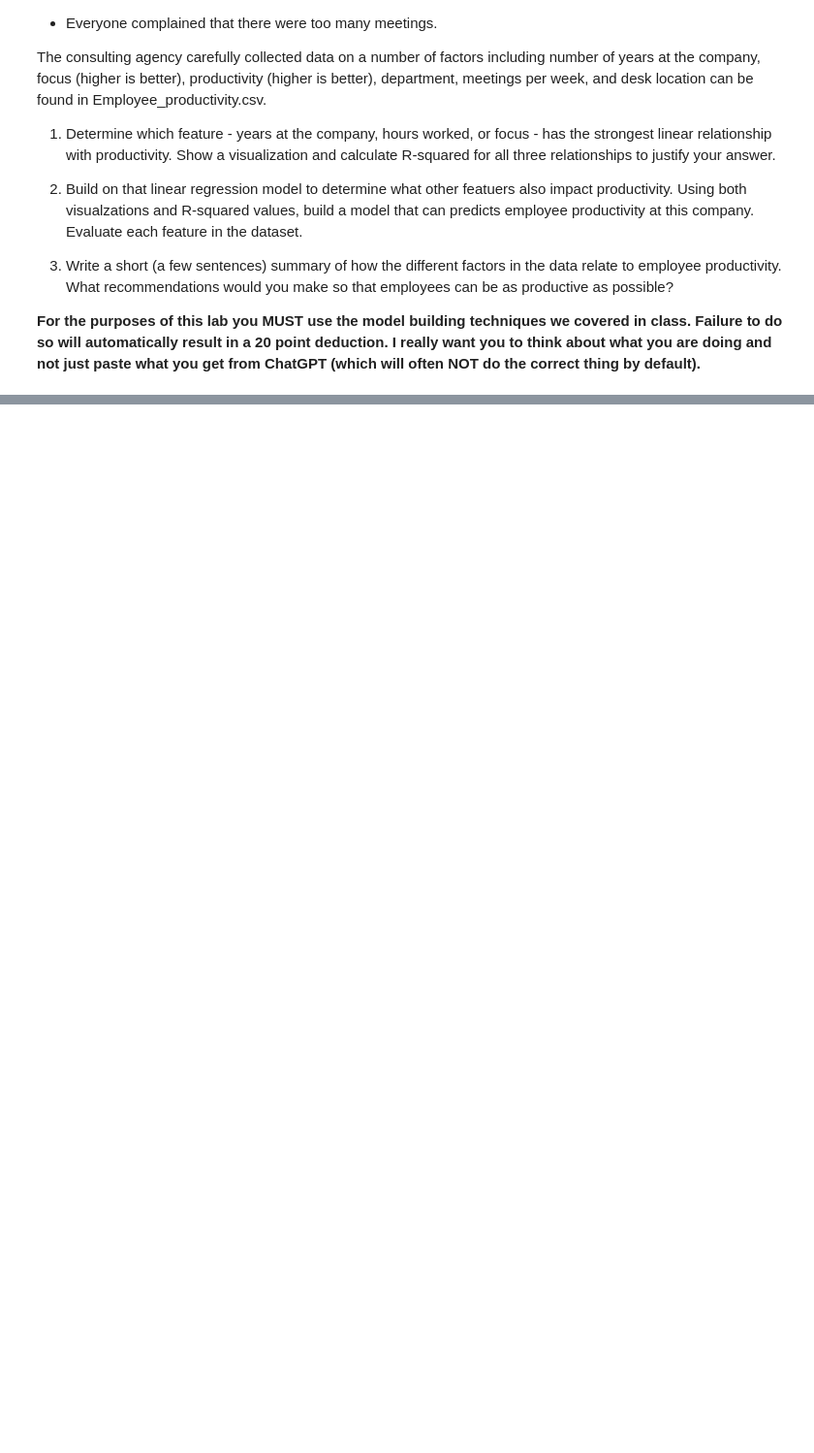
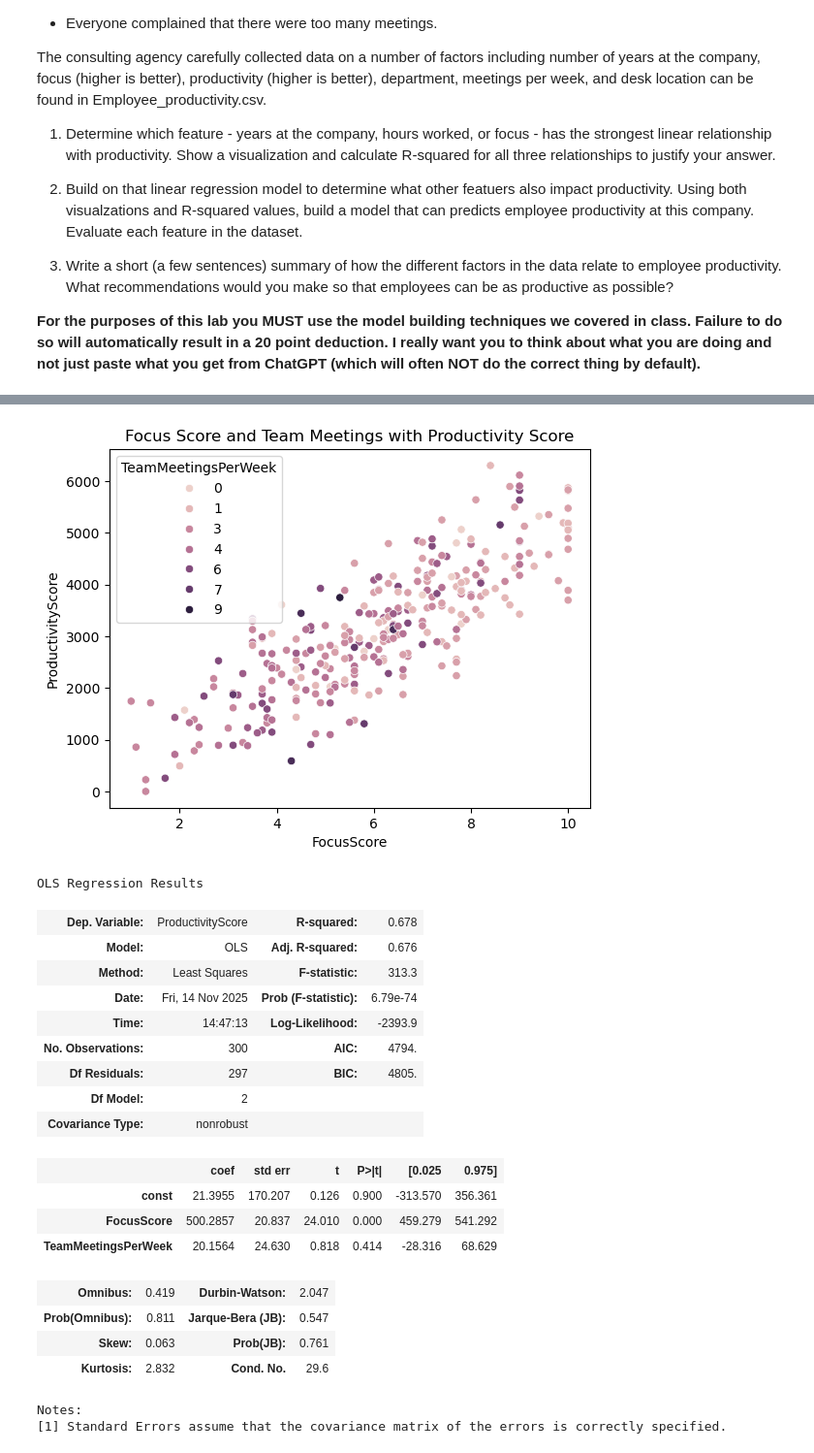
Before and after one commit to RGM-86RF/Data_Visualization_And_Modeling, a Jupyter notebook: Lab/3.3 Visualizing Relationships Between Quantitative Features Lab-Copy1.ipynb, the cells around one changed output, grey strips where cells are left out. Shown at 97% size. Cells and saved outputs as stored; diff of their text form; code cells hidden in the pictures; blank space fills up the shorter version.

```diff
--- a/Lab/3.3 Visualizing Relationships Between Quantitative Features Lab-Copy1.ipynb
+++ b/Lab/3.3 Visualizing Relationships Between Quantitative Features Lab-Copy1.ipynb
@@ -25,0 +136,32 @@ The consulting agency carefully collected data on a number of factors including
+# %%
+sns.scatterplot(x='FocusScore',y='ProductivityScore',hue='TeamMeetingsPerWeek',data=df)
+plt.title('Focus Score and Team Meetings with Productivity Score')
+plt.show()
+x = sm.add_constant(df[['FocusScore', 'TeamMeetingsPerWeek' ]])
+y = df['ProductivityScore']
+
+model = sm.OLS(y,x).fit()
+
+model.summary()
+# %% [output]
+[figure, added]
+OLS Regression Results
+| Dep. Variable: | ProductivityScore | R-squared: | 0.678 |
+| Model: | OLS | Adj. R-squared: | 0.676 |
+| Method: | Least Squares | F-statistic: | 313.3 |
+| Date: | Fri, 14 Nov 2025 | Prob (F-statistic): | 6.79e-74 |
+| Time: | 14:47:13 | Log-Likelihood: | -2393.9 |
+| No. Observations: | 300 | AIC: | 4794. |
+| Df Residuals: | 297 | BIC: | 4805. |
+| Df Model: | 2 |  |  |
+| Covariance Type: | nonrobust |  |  |
+|  | coef | std err | t | P>|t| | [0.025 | 0.975] |
+| const | 21.3955 | 170.207 | 0.126 | 0.900 | -313.570 | 356.361 |
+| FocusScore | 500.2857 | 20.837 | 24.010 | 0.000 | 459.279 | 541.292 |
+| TeamMeetingsPerWeek | 20.1564 | 24.630 | 0.818 | 0.414 | -28.316 | 68.629 |
+| Omnibus: | 0.419 | Durbin-Watson: | 2.047 |
+| Prob(Omnibus): | 0.811 | Jarque-Bera (JB): | 0.547 |
+| Skew: | 0.063 | Prob(JB): | 0.761 |
+| Kurtosis: | 2.832 | Cond. No. | 29.6 |
+Notes:
+[1] Standard Errors assume that the covariance matrix of the errors is correctly specified.
```
Also changed, not shown: parts of 7 cells of this notebook, 1 other file.
